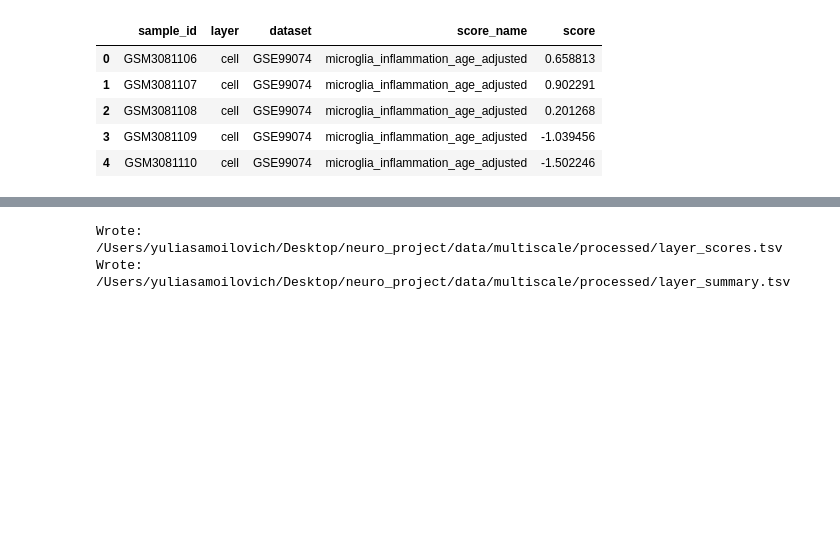
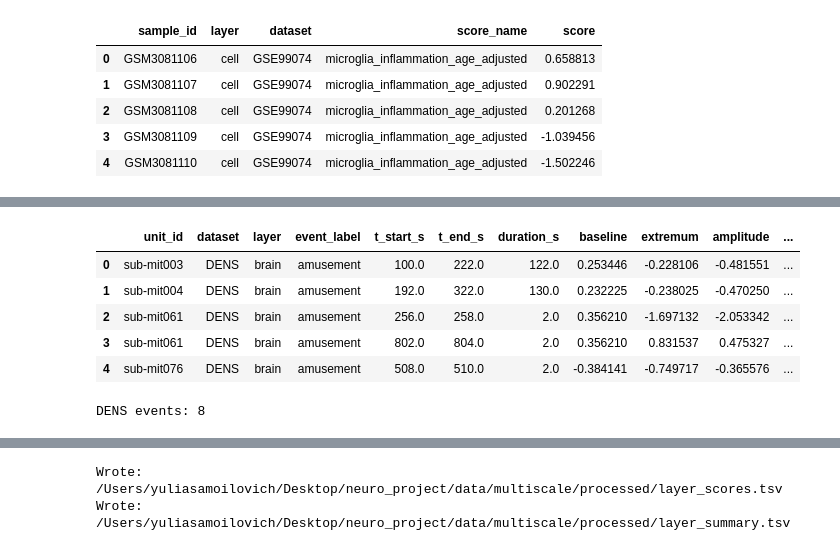
Before and after one commit to julia-sam/from-synapse-to-skin, a Jupyter notebook: notebooks/04_integration_analysis.ipynb, the cells around one changed output, grey strips where cells are left out. Cells and saved outputs as stored; diff of their text form; code cells hidden in the pictures; blank space fills up the shorter version.

```diff
--- a/notebooks/04_integration_analysis.ipynb
+++ b/notebooks/04_integration_analysis.ipynb
@@ -177,0 +341,30 @@ display(microglia_samples[["sample_id", "layer", "dataset", "score_name", "score
+# %%
+# DENS dynamics: amusement rise/recovery based on brain_activation
+dens_dyn = []
+for sid, d in dens.groupby("subject_id"):
+    metrics = segment_dynamics(
+        d,
+        time_col="t_mid",
+        value_col="brain_activation",
+        event_label="amusement",
+        baseline_label="baseline",
+        pre_window_s=30.0,
+        post_window_s=90.0,
+    )
+    if not metrics.empty:
+        metrics.insert(0, "unit_id", sid)
+        metrics.insert(1, "dataset", "DENS")
+        metrics.insert(2, "layer", "brain")
+        dens_dyn.append(metrics)
+
+dens_dyn = pd.concat(dens_dyn, ignore_index=True) if dens_dyn else pd.DataFrame()
+display(dens_dyn.head())
+print("DENS events:", len(dens_dyn))
+# %% [output]
+|  | unit_id | dataset | layer | event_label | t_start_s | t_end_s | duration_s | baseline | extremum | amplitude | ... |
+| 0 | sub-mit003 | DENS | brain | amusement | 100.0 | 222.0 | 122.0 | 0.253446 | -0.228106 | -0.481551 | ... |
+| 1 | sub-mit004 | DENS | brain | amusement | 192.0 | 322.0 | 130.0 | 0.232225 | -0.238025 | -0.470250 | ... |
+| 2 | sub-mit061 | DENS | brain | amusement | 256.0 | 258.0 | 2.0 | 0.356210 | -1.697132 | -2.053342 | ... |
+| 3 | sub-mit061 | DENS | brain | amusement | 802.0 | 804.0 | 2.0 | 0.356210 | 0.831537 | 0.475327 | ... |
+| 4 | sub-mit076 | DENS | brain | amusement | 508.0 | 510.0 | 2.0 | -0.384141 | -0.749717 | -0.365576 | ... |
+DENS events: 8
```
Also changed, not shown: parts of 10 cells of this notebook.
